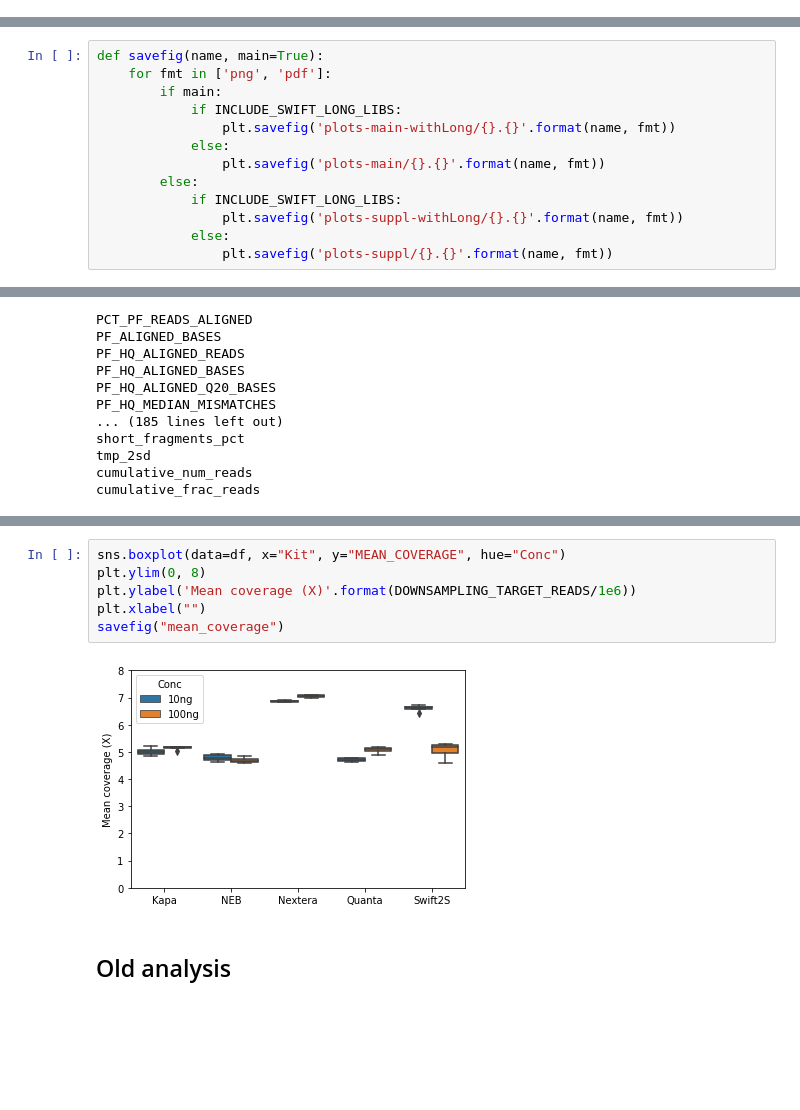
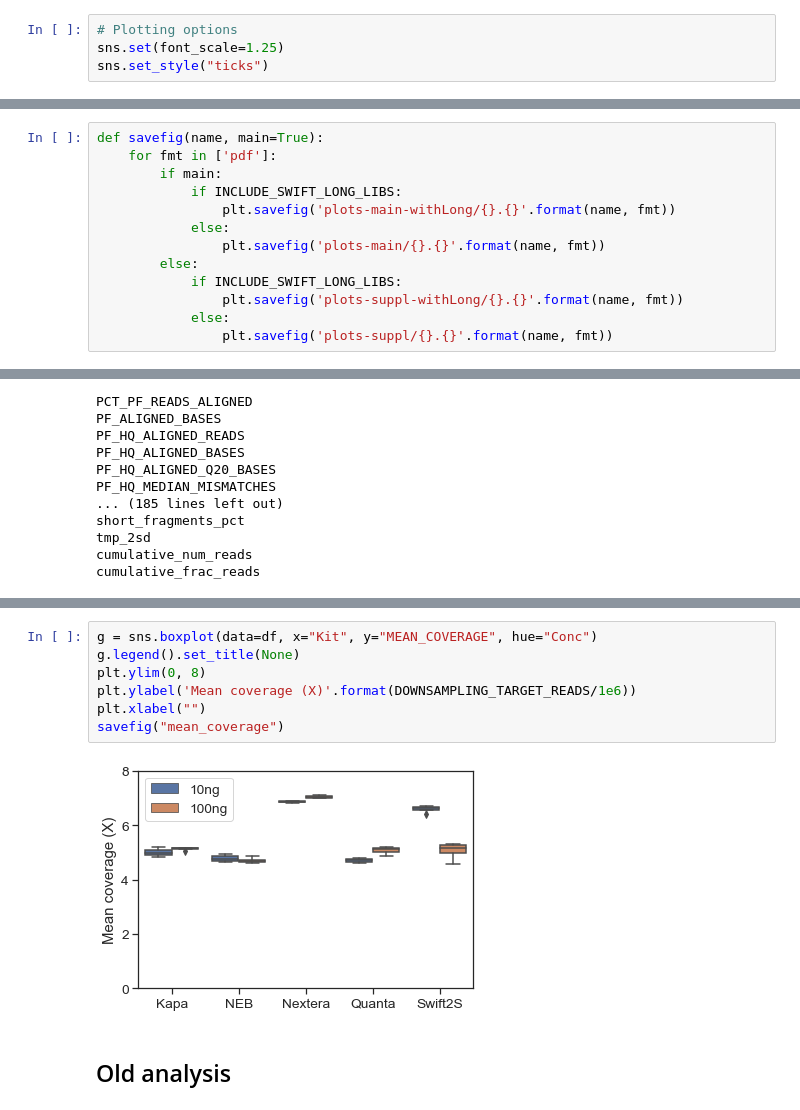
Before and after one commit to fa2k/comparison, a Jupyter notebook: Main_analysis.ipynb, the cells around one changed output, grey strips where cells are left out. Cells and saved outputs as stored; diff of their text form; blank space fills up the shorter version.

```diff
--- a/Main_analysis.ipynb
+++ b/Main_analysis.ipynb
@@ -93,6 +93,10 @@ for bam in glob("30_downsample/*-{}_DS_MD.AlignmentSummaryMetrics.txt".format(DS
 print(len(samples))
 # %% [output]
 48
+# %%
+# Plotting options
+sns.set(font_scale=1.25)
+sns.set_style("ticks")
 # %% [markdown]
 ### Step 2: Get original number of PF reads from before downsampling.
 # %%
@@ -188,7 +192,7 @@ df.to_csv("summary-tables/main-library-metrics.csv", index=False)
 # Utility function
 # %%
 def savefig(name, main=True):
-    for fmt in ['png', 'pdf']:
+    for fmt in ['pdf']:
         if main:
             if INCLUDE_SWIFT_LONG_LIBS:
                 plt.savefig('plots-main-withLong/{}.{}'.format(name, fmt))
@@ -861,13 +865,14 @@ mean_coverage_summary
 | 8 | 100ng | Quanta | 5.073272 | 3.635215 | 5.00 | 0.958027 | 0.570469 | 179997947.5 | ... |
 | 9 | 100ng | Swift2S | 5.058357 | 3.634190 | 4.75 | 0.957373 | 0.566862 | 179996364.0 | ... |
 # %%
-sns.boxplot(data=df, x="Kit", y="MEAN_COVERAGE", hue="Conc")
+g = sns.boxplot(data=df, x="Kit", y="MEAN_COVERAGE", hue="Conc")
+g.legend().set_title(None)
 plt.ylim(0, 8)
 plt.ylabel('Mean coverage (X)'.format(DOWNSAMPLING_TARGET_READS/1e6))
 plt.xlabel("")
 savefig("mean_coverage")
 # %% [output]
-[figure, old version]
+[figure, new version]
 # %% [markdown]
 ## Old analysis
 # %% [markdown]
```
Also changed, not shown: 1 other file.
